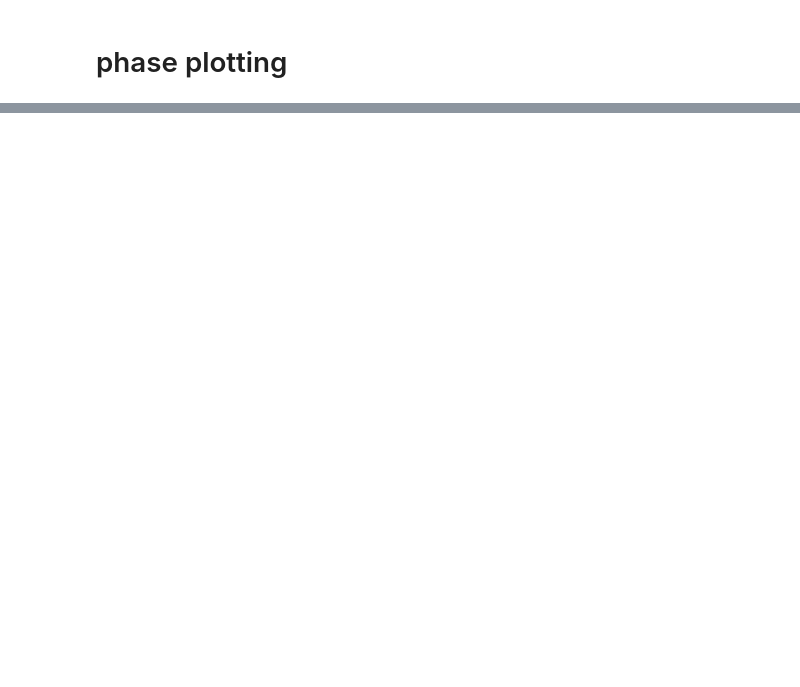
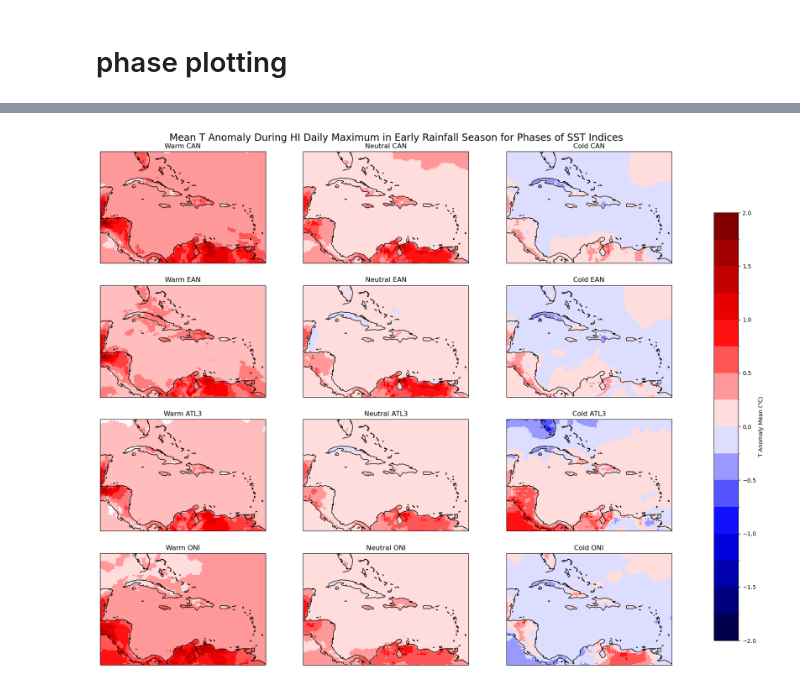
Before and after one commit to allan3prez/Caribe_Heat_AN, a Jupyter notebook: Plots/ERS_CAN_EAN_ATL3_ONI.ipynb, the cells around one changed output, grey strips where cells are left out. Drawn from its saved outputs; the diff is of its cells as text; code cells hidden in the pictures; blank space fills up the shorter version.

```diff
--- a/Plots/ERS_CAN_EAN_ATL3_ONI.ipynb
+++ b/Plots/ERS_CAN_EAN_ATL3_ONI.ipynb
@@ -337,0 +371,25 @@ KeyError: "No variable named '$U'. Variables on the dataset include ['Warm CAN_U
+# %%
+ERS_T_oan_me = []
+for i in ERS_T_oan:
+    ERS_T_oan_me.append(i.mean('time'))
+# %%
+fig, axes = plt.subplots(nrows=4, ncols=3, figsize=(20, 15), sharex=True, sharey=True, subplot_kw={'projection': ccrs.PlateCarree()},)
+
+flat_axes = axes.flatten()
+
+for ax_i, da in enumerate(ERS_T_oan_me):
+    ax = flat_axes[ax_i]
+    ax.set_extent([da.longitude.min(), da.longitude.max(), da.latitude.min(), da.latitude.max()], crs=ccrs.PlateCarree())
+
+    da.plot(ax=ax, x='longitude', y='latitude', add_colorbar=False, levels=np.arange(-2, 2.25, 0.25), transform=ccrs.PlateCarree(), colors='seismic')
+
+    ax.set_title(da.name)
+    ax.coastlines(transform=ccrs.PlateCarree())
+
+cax = fig.add_axes([0.89, 0.15, 0.03, 0.7])
+fig.colorbar(axes.flat[0].collections[0],cax=cax, label='T Anomaly Mean (°C)', orientation='vertical', extend='neither')
+plt.subplots_adjust(wspace=0.1, right=0.85, top=0.95)
+plt.suptitle('Mean T Anomaly During HI Daily Maximum in Early Rainfall Season for Phases of SST Indices', fontsize='xx-large')
+plt.show()
+# %% [output]
+[figure, added]
```
Also changed, not shown: parts of 27 cells of this notebook, 4 other files.
